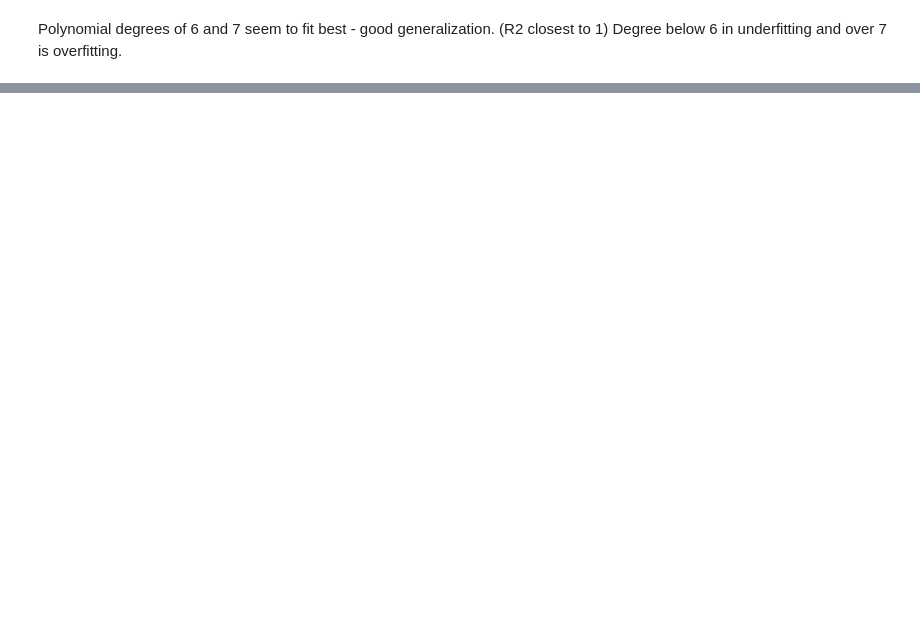
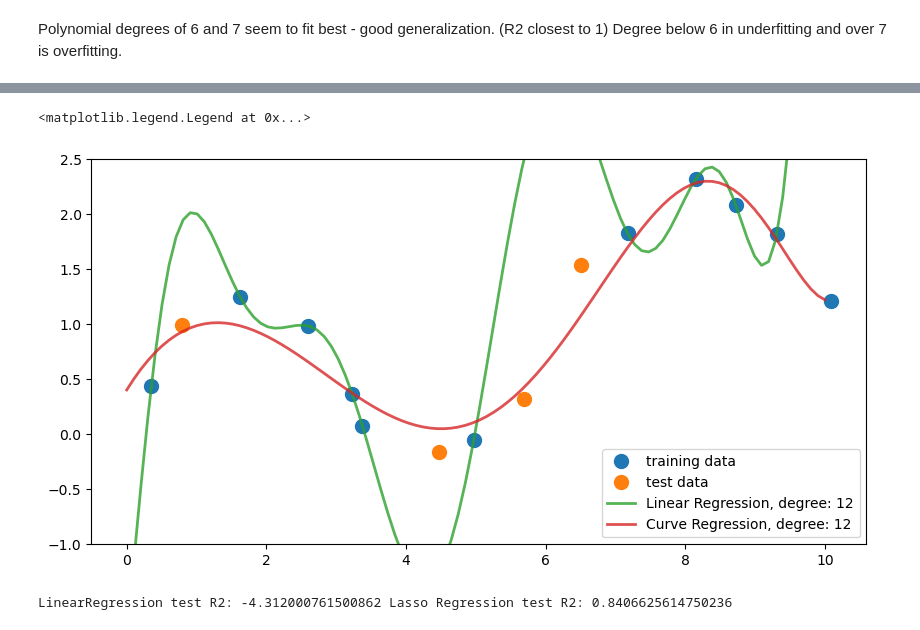
Before and after one commit to python-wizard/machine_learning_python, a Jupyter notebook: week_2.ipynb, the cells around one changed output, grey strips where cells are left out. Drawn from its saved outputs; the diff is of its cells as text; code cells hidden in the pictures; blank space fills up the shorter version.

```diff
--- a/week_2.ipynb
+++ b/week_2.ipynb
@@ -201,0 +245,23 @@ Degree below 6 in underfitting and over 7 is overfitting.
+# %%
+# Visualizing Liner regression and Lasso regression with degree 12
+plt.figure(figsize=(10,5))
+
+# plotting training points
+plt.plot(X_train, y_train, 'o', label='training data', markersize=10)
+
+# plotting testing points
+plt.plot(X_test, y_test, 'o', label='test data', markersize=10)
+
+# plotting the curves
+plt.plot(np.linspace(0,10,100), curve_linreg, alpha=0.8, lw=2, label='Linear Regression, degree: {}'.format(12))
+plt.plot(np.linspace(0,10,100), curve_lasso, alpha=0.8, lw=2, label='Curve Regression, degree: {}'.format(12))
+
+plt.ylim(-1,2.5)
+plt.legend(loc=4)
+# %% [output]
+<matplotlib.legend.Legend at 0x...>
+[figure, added]
+# %%
+print('LinearRegression test R2:', r2_linreg__test, 'Lasso Regression test R2:', r2_lasso__test)
+# %% [output]
+LinearRegression test R2: -4.312000761500862 Lasso Regression test R2: 0.8406625614750236
```
Also changed, not shown: parts of 7 cells of this notebook.
